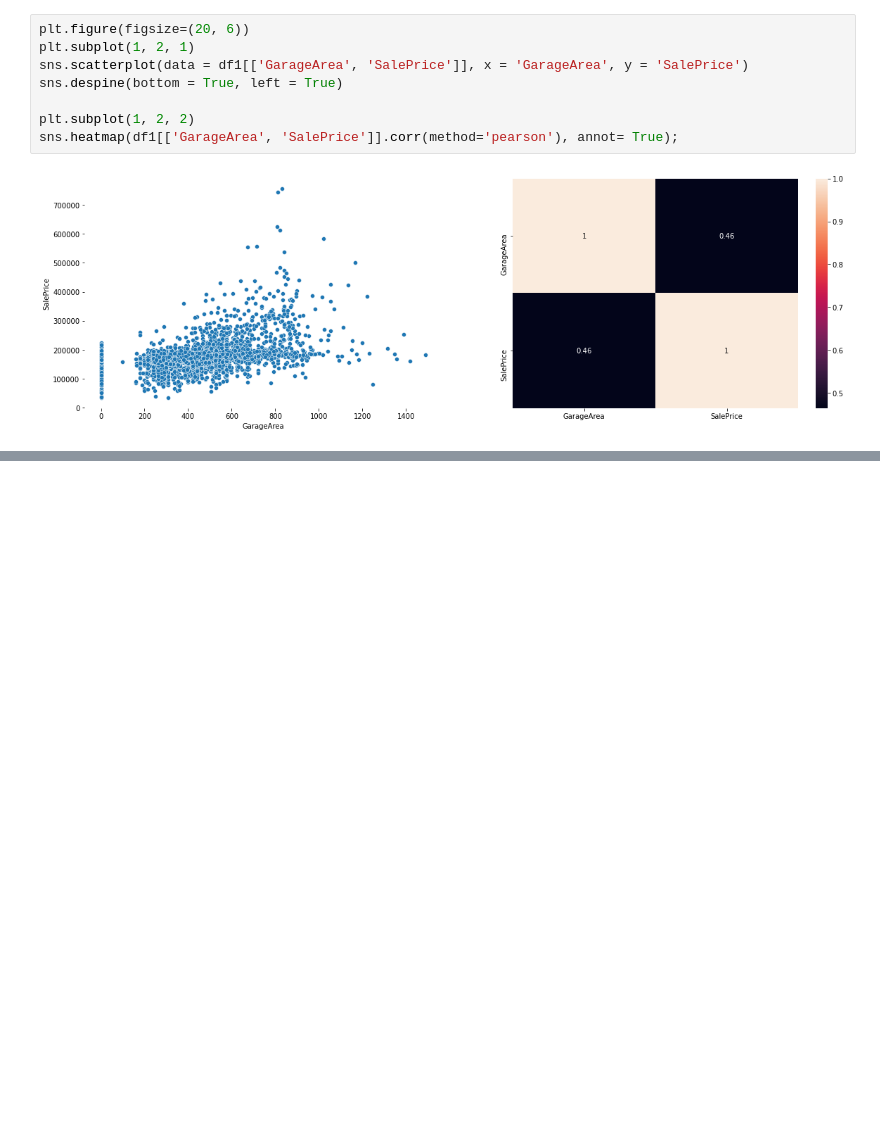
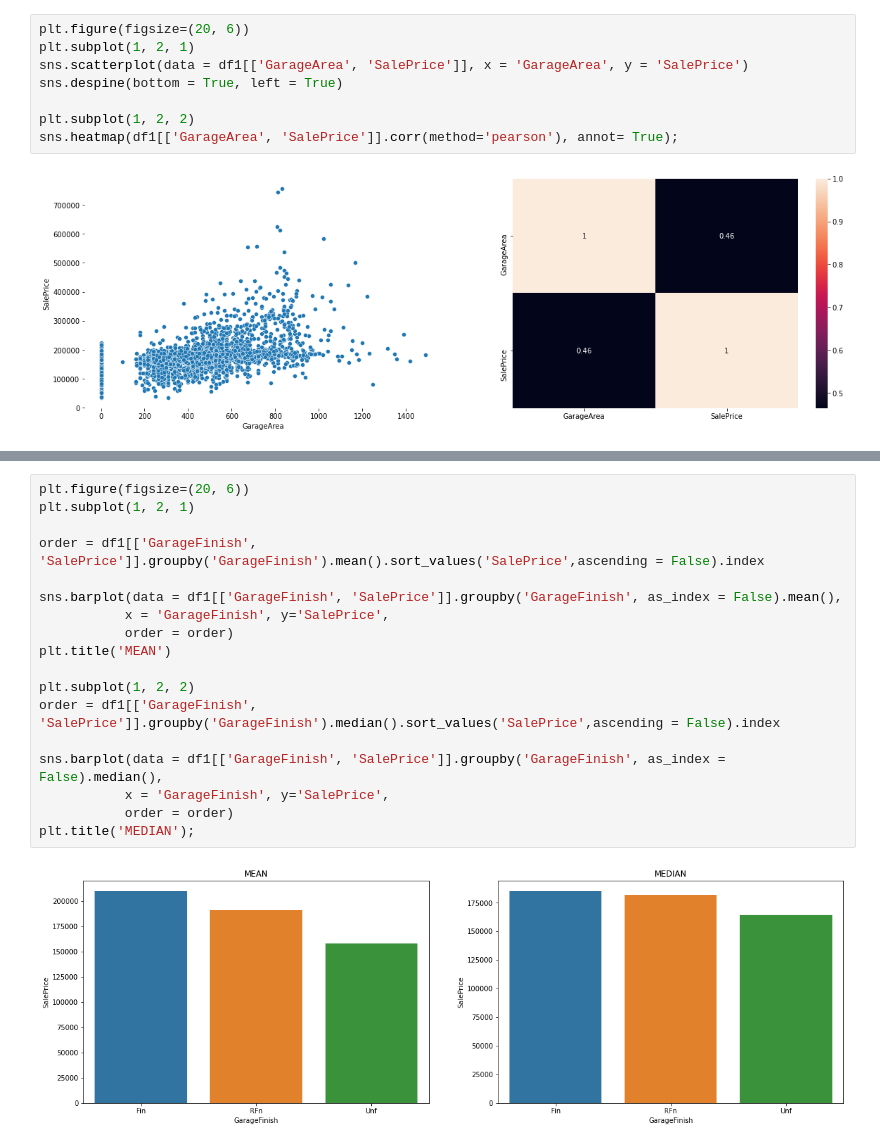
Before and after one commit to daianeklein/House-Prices-advRegressionTechniques, a Jupyter notebook: House-Prices-Adv-Regression-Techniques/01/House-Prices-Advanced-Regression-Techniques-Garage.ipynb, the cells around one changed output, grey strips where cells are left out. Drawn from its saved outputs; the diff is of its cells as text; blank space fills up the shorter version.

```diff
--- a/House-Prices-Adv-Regression-Techniques/01/House-Prices-Advanced-Regression-Techniques-Garage.ipynb
+++ b/House-Prices-Adv-Regression-Techniques/01/House-Prices-Advanced-Regression-Techniques-Garage.ipynb
@@ -404,0 +452,20 @@ sns.heatmap(df1[['GarageArea', 'SalePrice']].corr(method='pearson'), annot= True
+# %%
+plt.figure(figsize=(20, 6))
+plt.subplot(1, 2, 1)
+
+order = df1[['GarageFinish', 'SalePrice']].groupby('GarageFinish').mean().sort_values('SalePrice',ascending = False).index
+
+sns.barplot(data = df1[['GarageFinish', 'SalePrice']].groupby('GarageFinish', as_index = False).mean(),
+           x = 'GarageFinish', y='SalePrice',
+           order = order)
+plt.title('MEAN')
+
+plt.subplot(1, 2, 2)
+order = df1[['GarageFinish', 'SalePrice']].groupby('GarageFinish').median().sort_values('SalePrice',ascending = False).index
+
+sns.barplot(data = df1[['GarageFinish', 'SalePrice']].groupby('GarageFinish', as_index = False).median(),
+           x = 'GarageFinish', y='SalePrice',
+           order = order)
+plt.title('MEDIAN');
+# %% [output]
+[figure, added]
```
Also changed, not shown: parts of 14 cells of this notebook.
